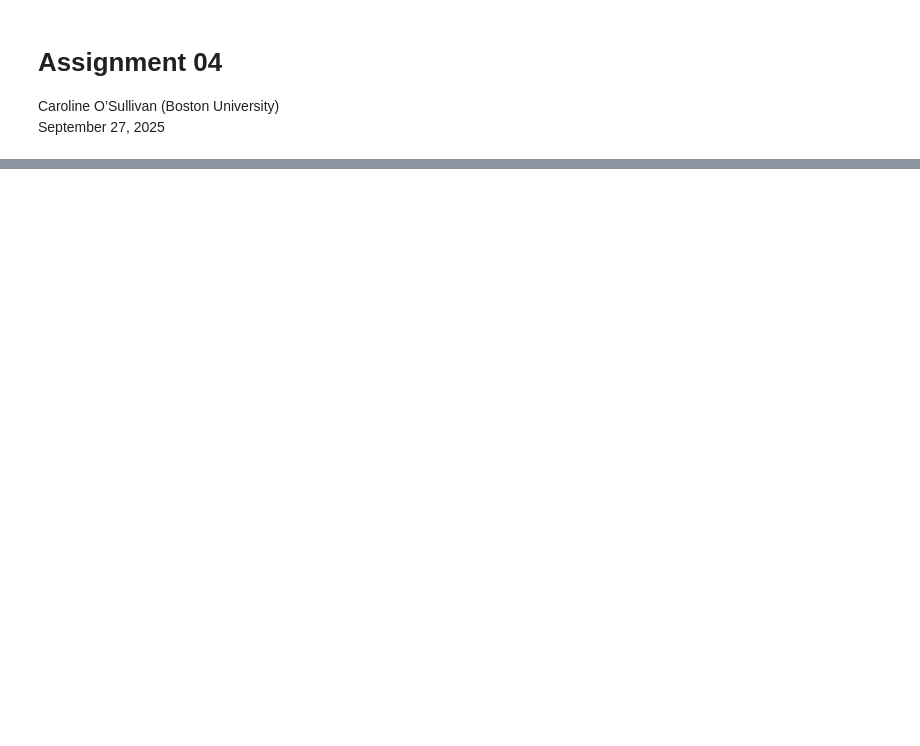
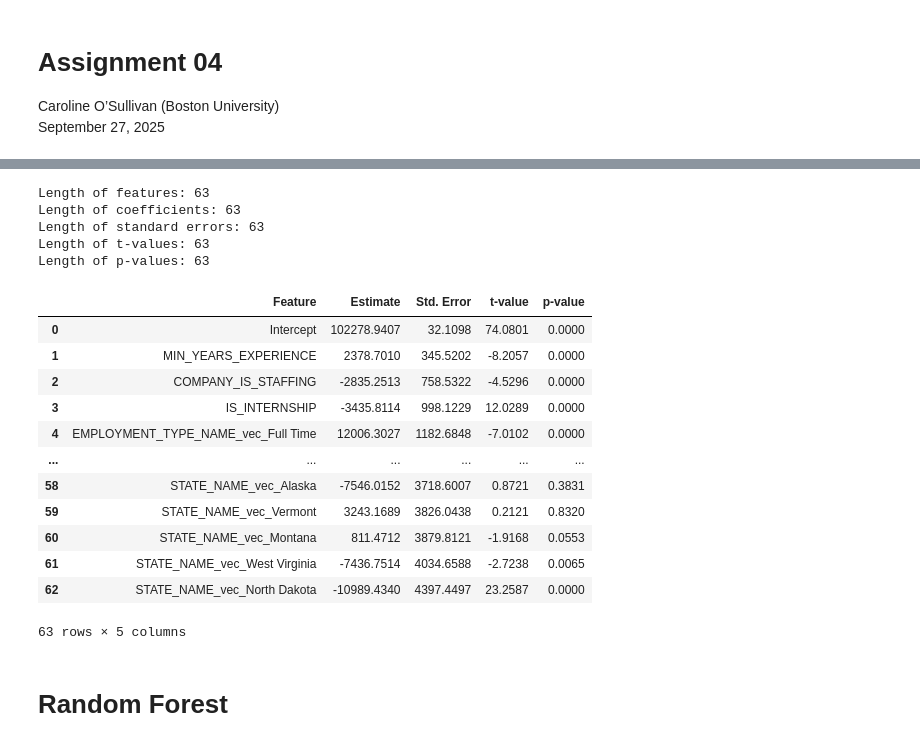
Before and after one commit to met-ad-688/assignment-04-cosull93, a Jupyter notebook: assignment04-cosull93.ipynb, the cells around one changed output, grey strips where cells are left out. Cells and saved outputs as stored; diff of their text form; code cells hidden in the pictures; blank space fills up the shorter version.

Commit message:
push linear regression

```diff
--- a/assignment04-cosull93.ipynb
+++ b/assignment04-cosull93.ipynb
@@ -220,0 +186,17 @@ df_subset.show(5)
+# %%
+from pyspark.ml.regression import GeneralizedLinearRegression
+from pyspark.sql import Row
+
+feature_names = assembler.getInputCols()
+
+glr = GeneralizedLinearRegression(
+    featuresCol="features",
+    labelCol="SALARY",
+    family="gaussian",
+    link="identity",
+    maxIter=10,
+    regParam=0.3,
+)
+
+glr_model = glr.fit(train_data)
+glr_summary = glr_model.summary
@@ -220,0 +252,49 @@ df_subset.show(5)
+# %%
+feature_names = glr_summary._call_java("featureNames")
+features = ["Intercept"] + feature_names
+coefs = [glr_model.intercept] + list(glr_model.coefficients)
+se = list(glr_summary.coefficientStandardErrors)
+t_values = list(glr_summary.tValues)
+p_values = list(glr_summary.pValues)
+
+print("Length of features:", len(features))
+print("Length of coefficients:", len(coefs))
+print("Length of standard errors:", len(se))
+print("Length of t-values:", len(t_values))
+print("Length of p-values:", len(p_values))
+# %% [output]
+Length of features: 63
+Length of coefficients: 63
+Length of standard errors: 63
+Length of t-values: 63
+Length of p-values: 63
+# %%
+import pandas as pd
+from tabulate import tabulate
+from IPython.display import HTML
+
+summary_df = pd.DataFrame({
+    "Feature": features,
+    "Estimate": [f"{v:.4f}" if v is not None else None for v in coefs],
+    "Std. Error": [f"{v:.4f}" if v is not None else None for v in se],
+    "t-value": [f"{v:.4f}" if v is not None else None for v in t_values],
+    "p-value": [f"{v:.4f}" if v is not None else None for v in p_values]
+})
+summary_df.to_csv("output/glr_model_summary.csv", index=False)
+summary_df
+# %% [output]
+|  | Feature | Estimate | Std. Error | t-value | p-value |
+| 0 | Intercept | 102278.9407 | 32.1098 | 74.0801 | 0.0000 |
+| 1 | MIN_YEARS_EXPERIENCE | 2378.7010 | 345.5202 | -8.2057 | 0.0000 |
+| 2 | COMPANY_IS_STAFFING | -2835.2513 | 758.5322 | -4.5296 | 0.0000 |
+| 3 | IS_INTERNSHIP | -3435.8114 | 998.1229 | 12.0289 | 0.0000 |
+| 4 | EMPLOYMENT_TYPE_NAME_vec_Full Time | 12006.3027 | 1182.6848 | -7.0102 | 0.0000 |
+| ... | ... | ... | ... | ... | ... |
+| 58 | STATE_NAME_vec_Alaska | -7546.0152 | 3718.6007 | 0.8721 | 0.3831 |
+| 59 | STATE_NAME_vec_Vermont | 3243.1689 | 3826.0438 | 0.2121 | 0.8320 |
+| 60 | STATE_NAME_vec_Montana | 811.4712 | 3879.8121 | -1.9168 | 0.0553 |
+| 61 | STATE_NAME_vec_West Virginia | -7436.7514 | 4034.6588 | -2.7238 | 0.0065 |
+| 62 | STATE_NAME_vec_North Dakota | -10989.4340 | 4397.4497 | 23.2587 | 0.0000 |
+63 rows × 5 columns
+# %% [markdown]
+# Random Forest
```
Also changed, not shown: parts of 12 cells of this notebook, 1 other file.
